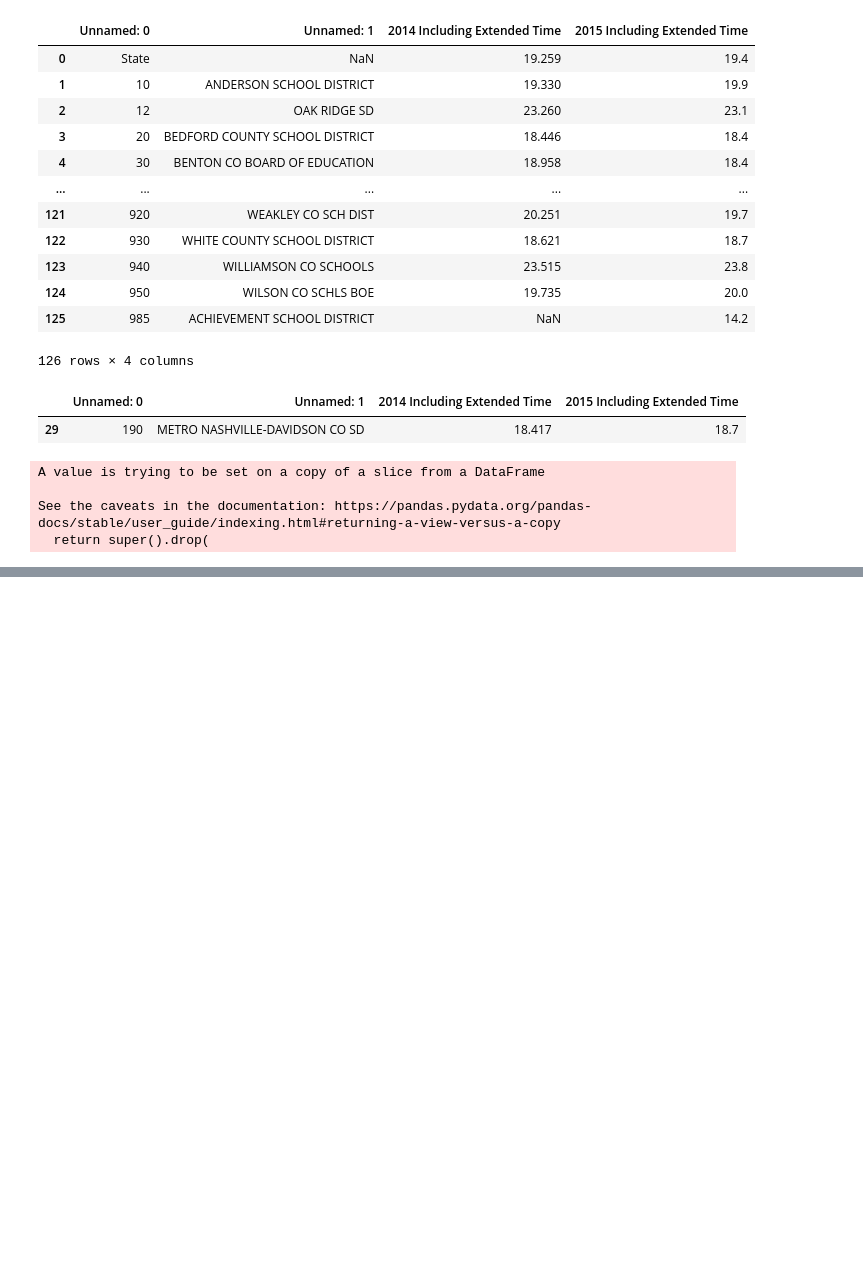
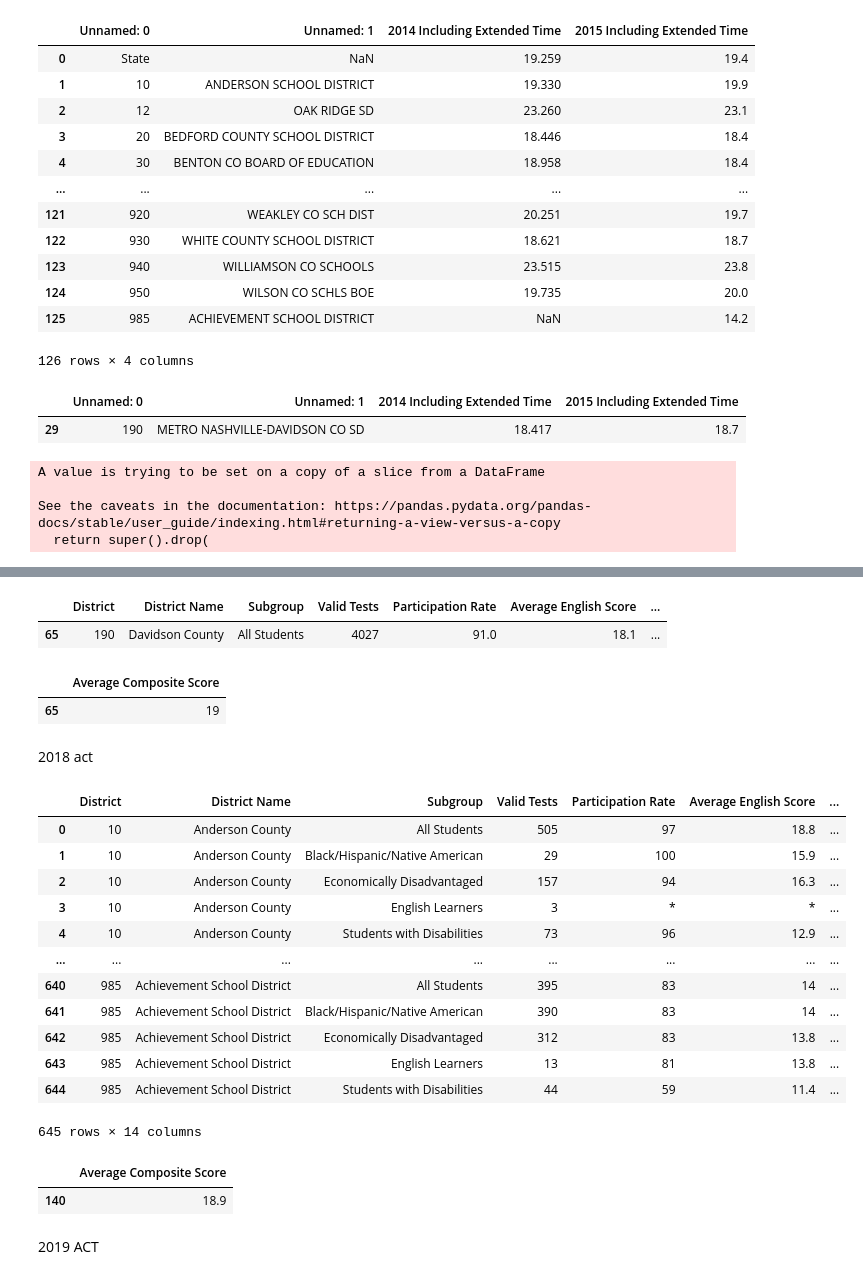
Before and after one commit to jwhankins177/capstone-budget-impact-jupyternb-python, a Jupyter notebook: notebooks/test_scores.ipynb, the cells around one changed output, grey strips where cells are left out. Cells and saved outputs as stored; diff of their text form; code cells hidden in the pictures; blank space fills up the shorter version.

```diff
--- a/notebooks/test_scores.ipynb
+++ b/notebooks/test_scores.ipynb
@@ -116,0 +190,32 @@ df2015
+# %%
+df2017 = df2017[df2017['Subgroup'] == 'All Students']
+df2017
+# %% [output]
+|  | District | District Name | Subgroup | Valid Tests | Participation Rate | Average English Score | ... |
+| 65 | 190 | Davidson County | All Students | 4027 | 91.0 | 18.1 | ... |
+# %%
+df2017 = df2017[['Average Composite Score']]
+df2017
+# %% [output]
+|  | Average Composite Score |
+| 65 | 19 |
+# %% [markdown]
+2018 act
+# %%
+df6 = pd.read_excel(r"C:\Users\jhank\Desktop\DA7\Projects\budget-impact-jupyternb-python\data\test_scores\2017-18 ACT_district_suppressed.xlsx")
+# %%
+df6
+# %% [output]
+|  | District | District Name | Subgroup | Valid Tests | Participation Rate | Average English Score | ... |
+| 0 | 10 | Anderson County | All Students | 505 | 97 | 18.8 | ... |
+| 1 | 10 | Anderson County | Black/Hispanic/Native American | 29 | 100 | 15.9 | ... |
+| 2 | 10 | Anderson County | Economically Disadvantaged | 157 | 94 | 16.3 | ... |
+| 3 | 10 | Anderson County | English Learners | 3 | * | * | ... |
+| 4 | 10 | Anderson County | Students with Disabilities | 73 | 96 | 12.9 | ... |
+| ... | ... | ... | ... | ... | ... | ... | ... |
+| 640 | 985 | Achievement School District | All Students | 395 | 83 | 14 | ... |
+| 641 | 985 | Achievement School District | Black/Hispanic/Native American | 390 | 83 | 14 | ... |
+| 642 | 985 | Achievement School District | Economically Disadvantaged | 312 | 83 | 13.8 | ... |
+| 643 | 985 | Achievement School District | English Learners | 13 | 81 | 13.8 | ... |
+| 644 | 985 | Achievement School District | Students with Disabilities | 44 | 59 | 11.4 | ... |
+645 rows × 14 columns
@@ -116,0 +226,7 @@ df2015
+# %%
+df2018
+# %% [output]
+|  | Average Composite Score |
+| 140 | 18.9 |
+# %% [markdown]
+2019 ACT
```
Also changed, not shown: parts of 19 cells of this notebook.
